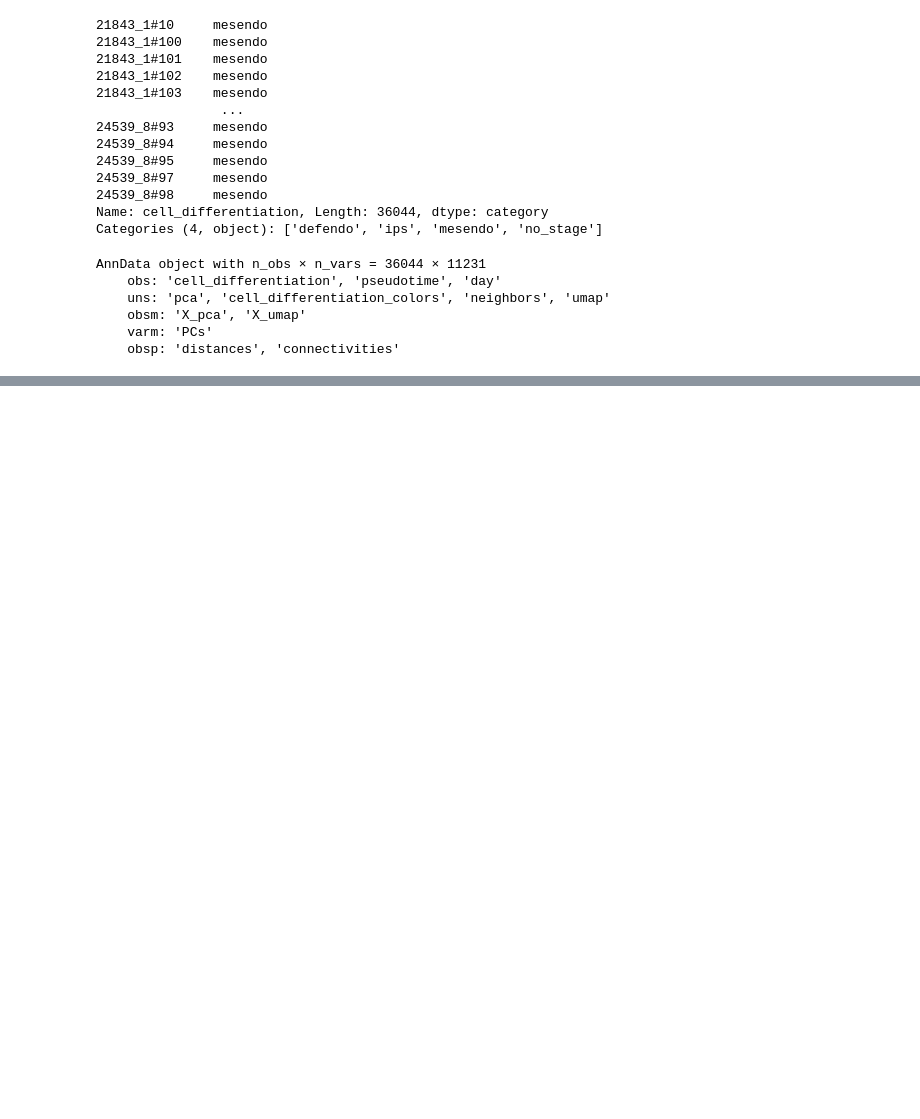
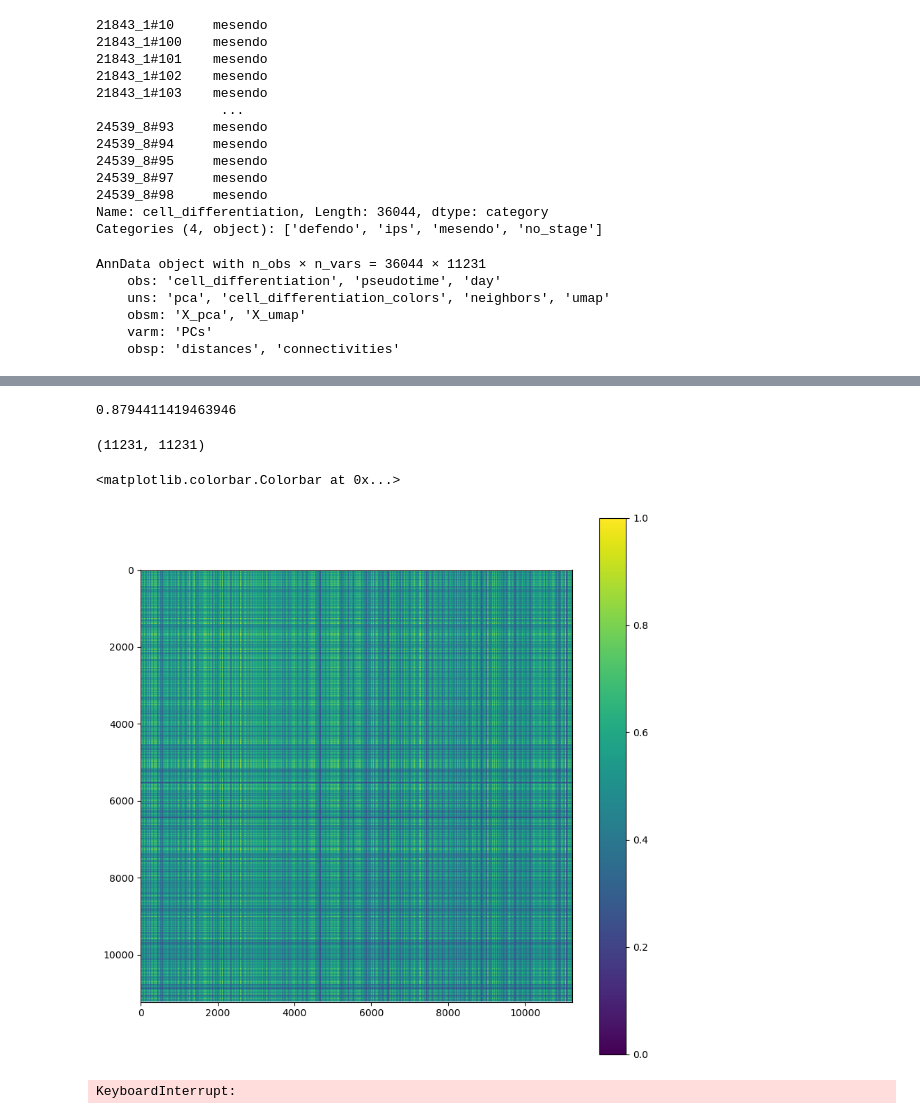
Before and after one commit to owowouwu/hmm-factor-analysis, a Jupyter notebook: read_data.ipynb, the cells around one changed output, grey strips where cells are left out. Saved outputs shown, nothing was run; the diff lists cells and outputs as text; code cells hidden in the pictures; blank space fills up the shorter version.

```diff
--- a/read_data.ipynb
+++ b/read_data.ipynb
@@ -105,0 +95,2 @@ nmf_fit = nmf()
+# %%
+ips = adata[adata.obs['cell_differentiation'] == 'ips',:]
@@ -105,0 +106,6 @@ nmf_fit = nmf()
+# %%
+import nimfa
+factors = 10
+nmf = nimfa.Nmf(ips.X, seed="nndsvd", rank=factors, max_iter=20, update = 'divergence',
+                objective='div')
+nmf_fit = nmf()
@@ -105,0 +133,6 @@ nmf_fit = nmf()
+# %%
+nmf_fit.fit.evar()
+# %% [output]
+0.8794411419463946
+# %%
+consensus = nmf_fit.fit.consensus()
@@ -105,0 +141,17 @@ nmf_fit = nmf()
+# %%
+consensus.shape
+# %% [output]
+(11231, 11231)
+# %%
+plt.figure(figsize=(10, 10))  # Set the figure size to an appropriate value
+plt.imshow(consensus, cmap='viridis')  # Use a colormap of your choice (e.g., 'viridis')
+plt.colorbar()  # Add a colorbar to the heatmap
+# %% [output]
+<matplotlib.colorbar.Colorbar at 0x...>
+[figure, added]
+# %%
+sns.heatmap(consensus.T)
+plt.xlabel("Factor")
+plt.ylabel("Gene")
+# %% [output]
+KeyboardInterrupt:
```
Also changed, not shown: parts of 14 cells of this notebook, 5 other files.
